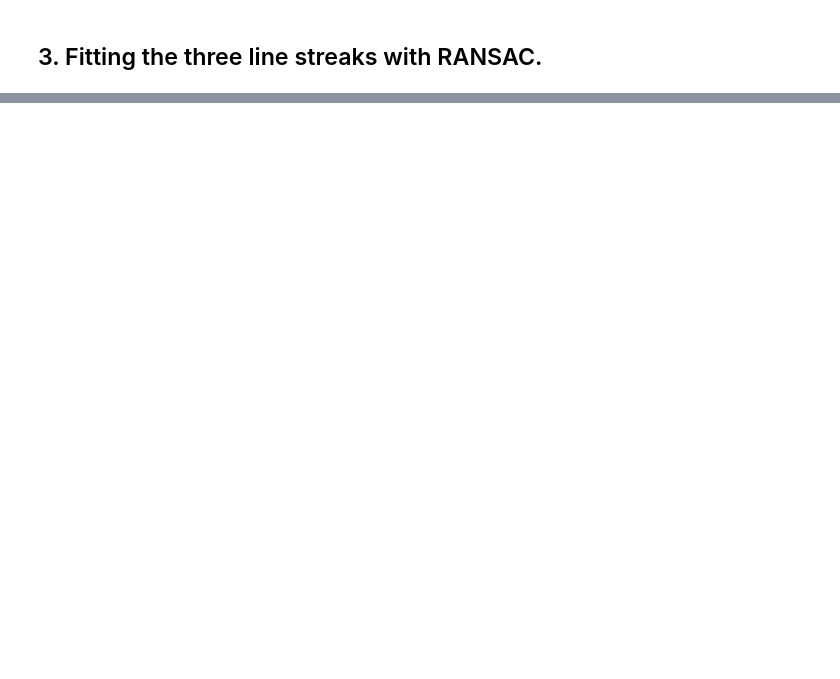
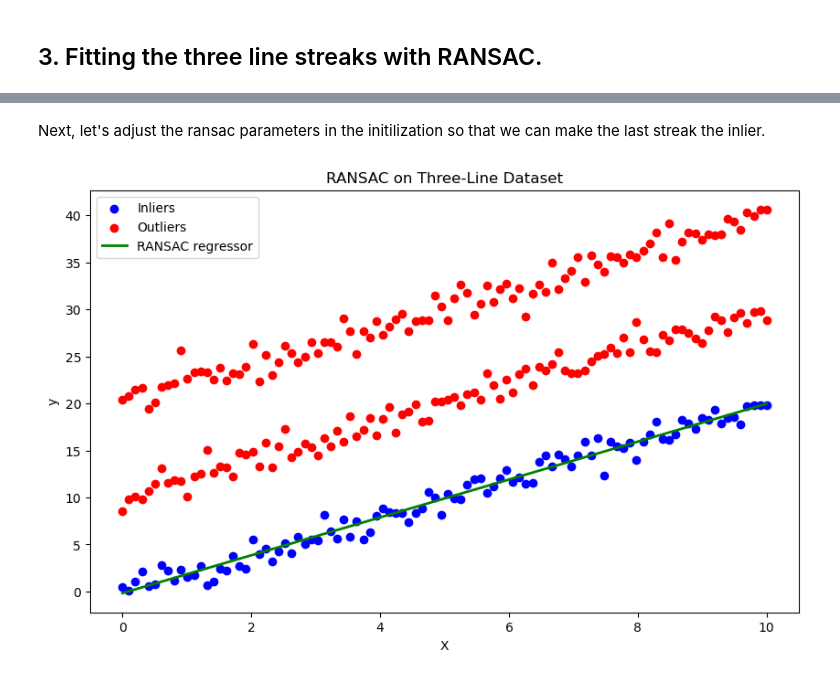
Before and after one commit to ibrikk/ML-templates, a Jupyter notebook: ML-VT/HW2/HW2.ipynb, the cells around one changed output, grey strips where cells are left out. Saved outputs shown, nothing was run; the diff lists cells and outputs as text; code cells hidden in the pictures; blank space fills up the shorter version.

```diff
--- a/ML-VT/HW2/HW2.ipynb
+++ b/ML-VT/HW2/HW2.ipynb
@@ -158,0 +203,37 @@ Thus, we can always reconstruct $y = ax^2 + bx + c$ as long as we apply all thre
+# %% [markdown]
+Next, let's adjust the ransac parameters in the initilization so that we can make the last streak the inlier.
+# %%
+from sklearn.linear_model import RANSACRegressor, LinearRegression
+import numpy as np
+import matplotlib.pyplot as plt
+
+# Applying RANSAC to learn one of the three streaks
+ransac = RANSACRegressor(
+    estimator=LinearRegression(),
+    residual_threshold=3.0,  # Adjusting to 3 to focus on the last line
+    max_trials=1000,  # More trials to find the best inliers
+    random_state=42
+)
+
+ransac.fit(X, y)
+
+# Predict values for plotting
+line_X = np.linspace(X.min(), X.max(), 100).reshape(-1, 1)
+line_y_ransac = ransac.predict(line_X)
+
+# Identify inliers and outliers
+inlier_mask = ransac.inlier_mask_
+outlier_mask = np.logical_not(inlier_mask)
+
+# Plot results
+plt.figure(figsize=(10, 6))
+plt.scatter(X[inlier_mask], y[inlier_mask], color='blue', label='Inliers')
+plt.scatter(X[outlier_mask], y[outlier_mask], color='red', label='Outliers')
+plt.plot(line_X, line_y_ransac, color='green', linewidth=2, label='RANSAC regressor')
+plt.xlabel("X")
+plt.ylabel("y")
+plt.legend()
+plt.title("RANSAC on Three-Line Dataset")
+plt.show()
+# %% [output]
+[figure, added]
```
Also changed, not shown: parts of 4 cells of this notebook, 1 other file.
